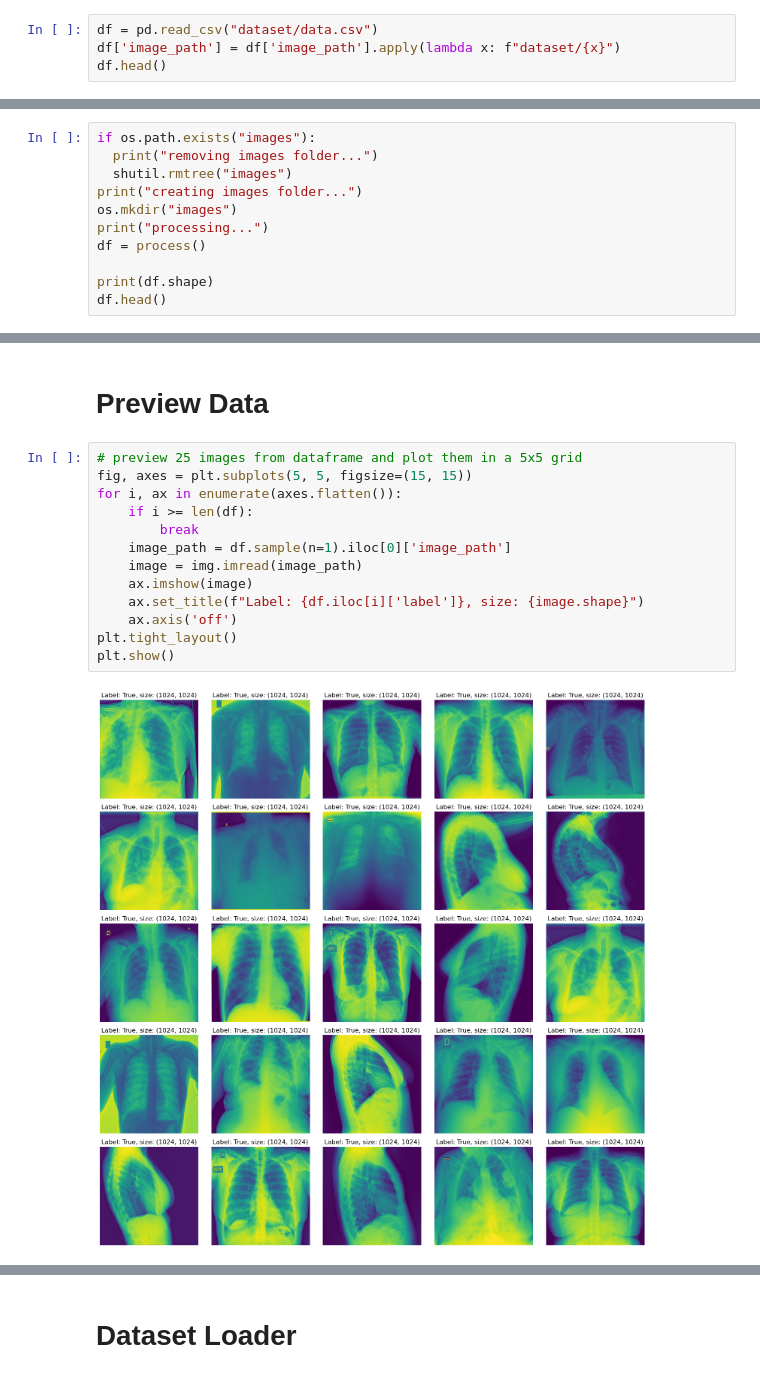
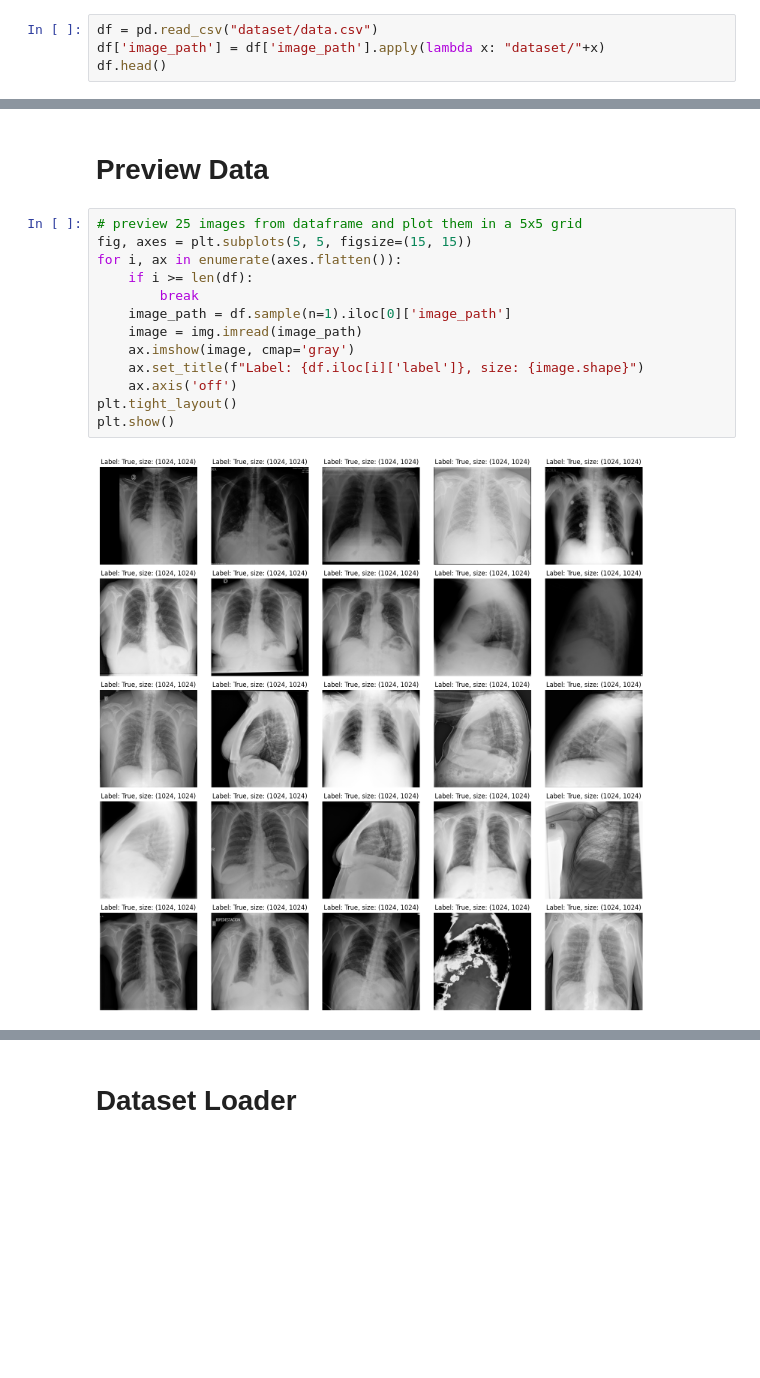
Before and after one commit to safarzadehsbeengood/cpsc483-project, a Jupyter notebook: project.ipynb, the cells around one changed output, grey strips where cells are left out. Drawn from its saved outputs; the diff is of its cells as text; blank space fills up the shorter version.

```diff
--- a/project.ipynb
+++ b/project.ipynb
@@ -167,6 +25,6 @@ def process():
 # %%
 df = pd.read_csv("dataset/data.csv")
-df['image_path'] = df['image_path'].apply(lambda x: f"dataset/{x}")
+df['image_path'] = df['image_path'].apply(lambda x: "dataset/"+x)
 df.head()
 # %% [output]
 |  | Unnamed: 0 | subject | image_path | image_type | session | label |
@@ -175,14 +33,3 @@ df.head()
 | 2 | 2 | sub-S329184 | dataset/images/sub-S329184_ses-E5... | MONOCHROME2 | ses-E59042 | True |
 | 3 | 3 | sub-S330274 | dataset/images/sub-S330274_ses-E6... | MONOCHROME2 | ses-E61731 | True |
 | 4 | 4 | sub-S330274 | dataset/images/sub-S330274_ses-E6... | MONOCHROME2 | ses-E61728 | True |
-# %%
-if os.path.exists("images"):
-  print("removing images folder...")
-  shutil.rmtree("images")
-print("creating images folder...")
-os.mkdir("images")
-print("processing...")
-df = process()
-
-print(df.shape)
-df.head()
@@ -248,18 +77,18 @@ df.to_csv("data.csv")
 # %%
 # preview 25 images from dataframe and plot them in a 5x5 grid
 fig, axes = plt.subplots(5, 5, figsize=(15, 15))
 for i, ax in enumerate(axes.flatten()):
     if i >= len(df):
         break
     image_path = df.sample(n=1).iloc[0]['image_path']
     image = img.imread(image_path)
-    ax.imshow(image)
+    ax.imshow(image, cmap='gray')
     ax.set_title(f"Label: {df.iloc[i]['label']}, size: {image.shape}")
     ax.axis('off')
 plt.tight_layout()
 plt.show()
 # %% [output]
-[figure, old version]
+[figure, new version]
 # %%
 # get class imbalance
 print(df['label'].value_counts())
```
Also changed, not shown: parts of 17 cells of this notebook, 1 other file.
